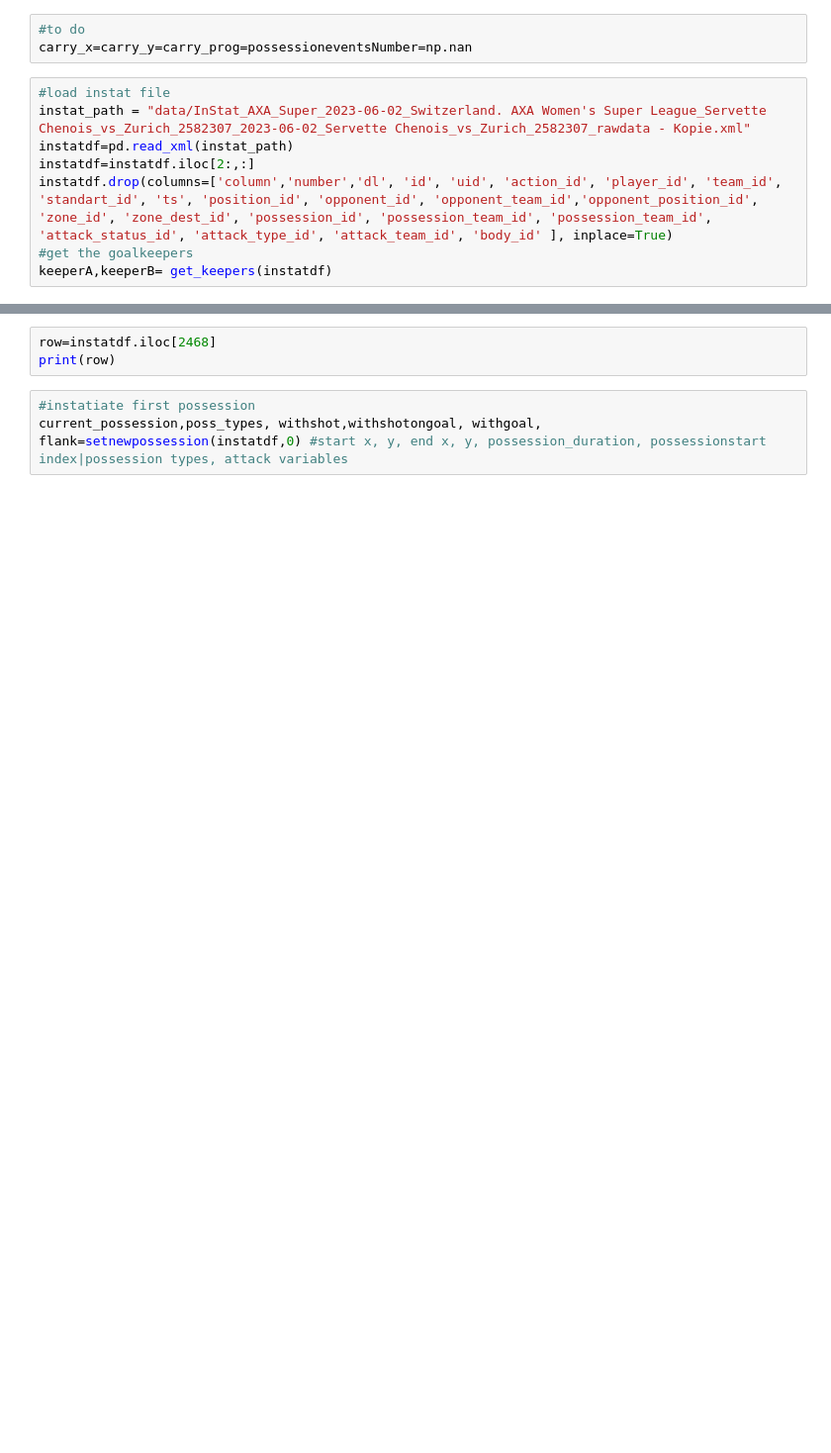
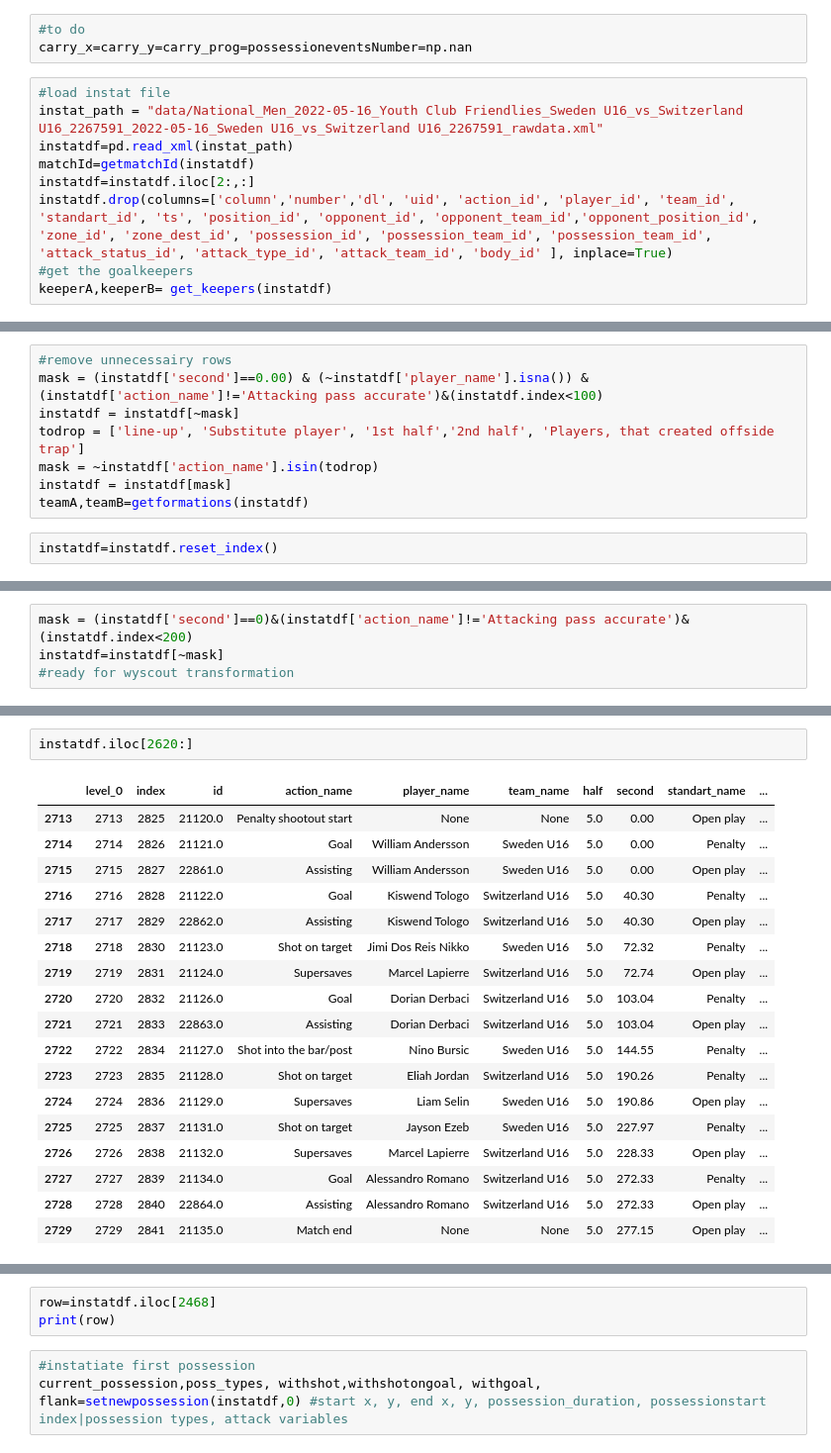
Before and after one commit to Rui1818/Instat_to_wyscout_data_transform, a Jupyter notebook: final.ipynb, the cells around one changed output, grey strips where cells are left out. Shown at 99% size. Cells and saved outputs as stored; diff of their text form; blank space fills up the shorter version.

```diff
--- a/final.ipynb
+++ b/final.ipynb
@@ -30,9 +39,10 @@ postshotxg=shotxg=shotgoalzone=possessionattackxg=aerialduelheight=aerialFirstto
 carry_x=carry_y=carry_prog=possessioneventsNumber=np.nan
 # %%
 #load instat file
-instat_path = "data/InStat_AXA_Super_2023-06-02_Switzerland. AXA Women's Super League_Servette Chenois_vs_Zurich_2582307_2023-06-02_Servette Chenois_vs_Zurich_2582307_rawdata - Kopie.xml"
+instat_path = "data/National_Men_2022-05-16_Youth Club Friendlies_Sweden U16_vs_Switzerland U16_2267591_2022-05-16_Sweden U16_vs_Switzerland U16_2267591_rawdata.xml"
 instatdf=pd.read_xml(instat_path)
+matchId=getmatchId(instatdf)
 instatdf=instatdf.iloc[2:,:]
-instatdf.drop(columns=['column','number','dl', 'id', 'uid', 'action_id', 'player_id', 'team_id', 'standart_id', 'ts', 'position_id', 'opponent_id', 'opponent_team_id','opponent_position_id', 'zone_id', 'zone_dest_id', 'possession_id', 'possession_team_id', 'possession_team_id', 'attack_status_id', 'attack_type_id', 'attack_team_id', 'body_id' ], inplace=True)
+instatdf.drop(columns=['column','number','dl', 'uid', 'action_id', 'player_id', 'team_id', 'standart_id', 'ts', 'position_id', 'opponent_id', 'opponent_team_id','opponent_position_id', 'zone_id', 'zone_dest_id', 'possession_id', 'possession_team_id', 'possession_team_id', 'attack_status_id', 'attack_type_id', 'attack_team_id', 'body_id' ], inplace=True)
 #get the goalkeepers
 keeperA,keeperB= get_keepers(instatdf)
@@ -70,0 +65,10 @@ instatdf
+# %%
+#remove unnecessairy rows
+mask = (instatdf['second']==0.00) & (~instatdf['player_name'].isna()) & (instatdf['action_name']!='Attacking pass accurate')&(instatdf.index<100)
+instatdf = instatdf[~mask]
+todrop = ['line-up', 'Substitute player', '1st half','2nd half', 'Players, that created offside trap']
+mask = ~instatdf['action_name'].isin(todrop)
+instatdf = instatdf[mask]
+teamA,teamB=getformations(instatdf)
+# %%
+instatdf=instatdf.reset_index()
@@ -70,0 +95,4 @@ instatdf
+# %%
+mask = (instatdf['second']==0)&(instatdf['action_name']!='Attacking pass accurate')&(instatdf.index<200)
+instatdf=instatdf[~mask]
+#ready for wyscout transformation
@@ -70,0 +115,21 @@ instatdf
+# %%
+instatdf.iloc[2620:]
+# %% [output]
+|  | level_0 | index | id | action_name | player_name | team_name | half | second | standart_name | ... |
+| 2713 | 2713 | 2825 | 21120.0 | Penalty shootout start | None | None | 5.0 | 0.00 | Open play | ... |
+| 2714 | 2714 | 2826 | 21121.0 | Goal | William Andersson | Sweden U16 | 5.0 | 0.00 | Penalty | ... |
+| 2715 | 2715 | 2827 | 22861.0 | Assisting | William Andersson | Sweden U16 | 5.0 | 0.00 | Open play | ... |
+| 2716 | 2716 | 2828 | 21122.0 | Goal | Kiswend Tologo | Switzerland U16 | 5.0 | 40.30 | Penalty | ... |
+| 2717 | 2717 | 2829 | 22862.0 | Assisting | Kiswend Tologo | Switzerland U16 | 5.0 | 40.30 | Open play | ... |
+| 2718 | 2718 | 2830 | 21123.0 | Shot on target | Jimi Dos Reis Nikko | Sweden U16 | 5.0 | 72.32 | Penalty | ... |
+| 2719 | 2719 | 2831 | 21124.0 | Supersaves | Marcel Lapierre | Switzerland U16 | 5.0 | 72.74 | Open play | ... |
+| 2720 | 2720 | 2832 | 21126.0 | Goal | Dorian Derbaci | Switzerland U16 | 5.0 | 103.04 | Penalty | ... |
+| 2721 | 2721 | 2833 | 22863.0 | Assisting | Dorian Derbaci | Switzerland U16 | 5.0 | 103.04 | Open play | ... |
+| 2722 | 2722 | 2834 | 21127.0 | Shot into the bar/post | Nino Bursic | Sweden U16 | 5.0 | 144.55 | Penalty | ... |
+| 2723 | 2723 | 2835 | 21128.0 | Shot on target | Eliah Jordan | Switzerland U16 | 5.0 | 190.26 | Penalty | ... |
+| 2724 | 2724 | 2836 | 21129.0 | Supersaves | Liam Selin | Sweden U16 | 5.0 | 190.86 | Open play | ... |
+| 2725 | 2725 | 2837 | 21131.0 | Shot on target | Jayson Ezeb | Sweden U16 | 5.0 | 227.97 | Penalty | ... |
+| 2726 | 2726 | 2838 | 21132.0 | Supersaves | Marcel Lapierre | Switzerland U16 | 5.0 | 228.33 | Open play | ... |
+| 2727 | 2727 | 2839 | 21134.0 | Goal | Alessandro Romano | Switzerland U16 | 5.0 | 272.33 | Penalty | ... |
+| 2728 | 2728 | 2840 | 22864.0 | Assisting | Alessandro Romano | Switzerland U16 | 5.0 | 272.33 | Open play | ... |
+| 2729 | 2729 | 2841 | 21135.0 | Match end | None | None | 5.0 | 277.15 | Open play | ... |
```
Also changed, not shown: parts of 13 cells of this notebook, 7 other files.
